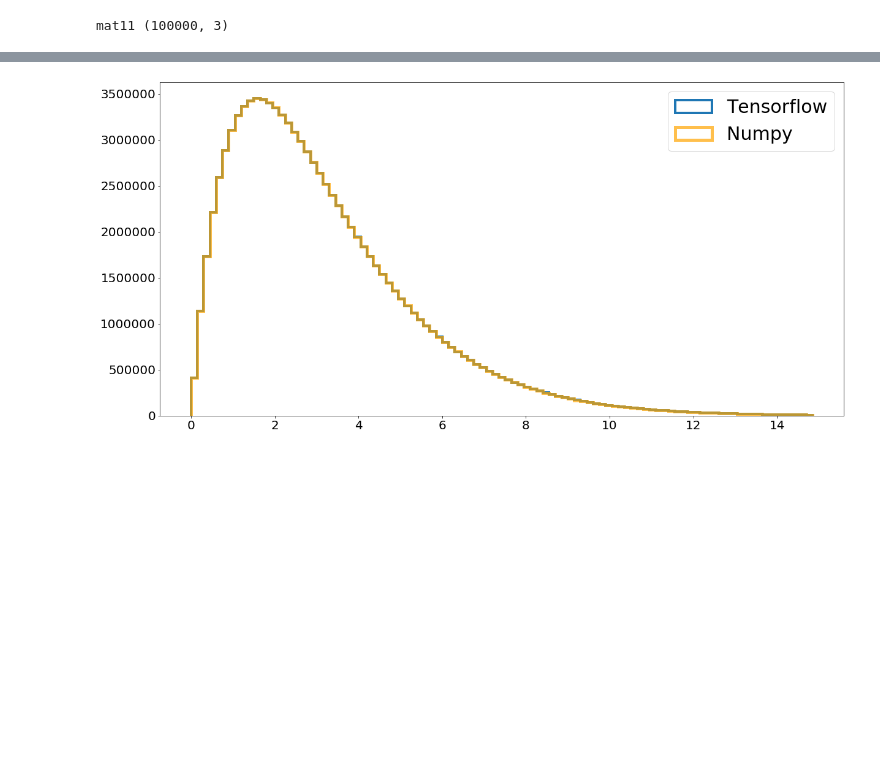
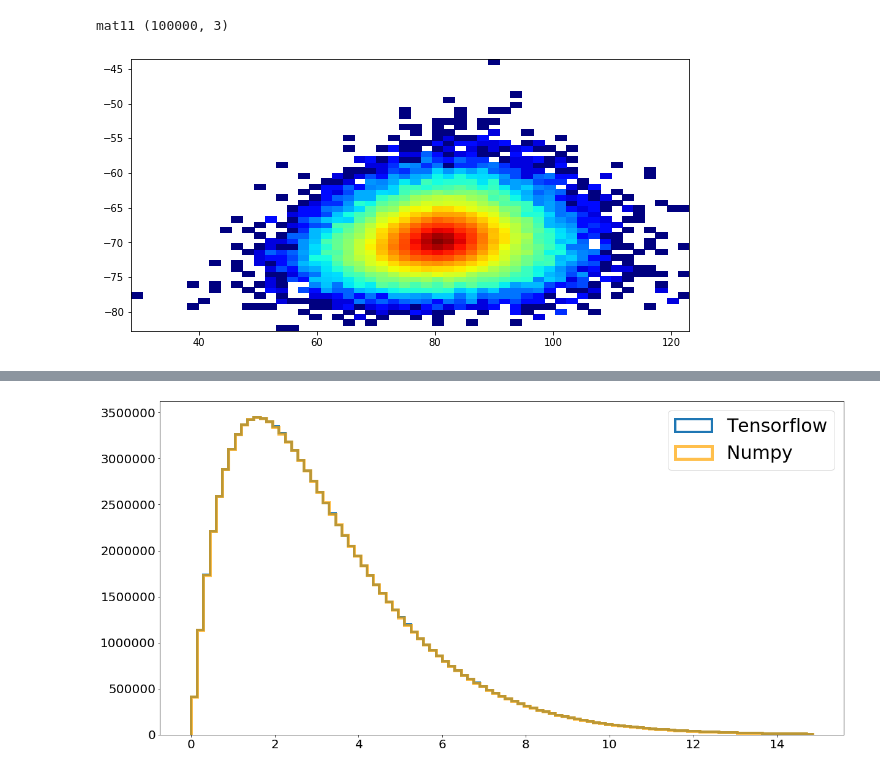
Before and after one commit to RogerMor/LMCpaper, a Jupyter notebook: LMC-disk-simul-FirstVersionRoger_ACG.ipynb, the cells around one changed output, grey strips where cells are left out. Cells and saved outputs as stored; diff of their text form; code cells hidden in the pictures; blank space fills up the shorter version.

```diff
--- a/LMC-disk-simul-FirstVersionRoger_ACG.ipynb
+++ b/LMC-disk-simul-FirstVersionRoger_ACG.ipynb
@@ -1001,6 +1050,21 @@ xyz_geon =  proper2geo_fn(xyz_propern, dist_centre_lmc, alpha_centre_lmc,
 cyl_plxn  =   geo2plx_fn(xyz_geon)
 # %% [output]
 mat11 (100000, 3)
+# %%
+simulation=cyl_plxn
+# %%
+ra=simulation[:,0]
+dec=simulation[:,1]
+parallax=simulation[:,2]
+
+
+from matplotlib.colors import LogNorm
+plt.figure(figsize=(10,5))
+plt.hist2d(ra,dec,50,cmap='jet',norm=LogNorm())
+
+plt.show()
+# %% [output]
+[figure, added]
 # %%
 # Generate disk location coordinates in the LMC proper reference frame
 xyz_propert = disk_fnt(N, disk_scale_height, disk_scale_length,
```
Also changed, not shown: parts of 17 cells of this notebook.
